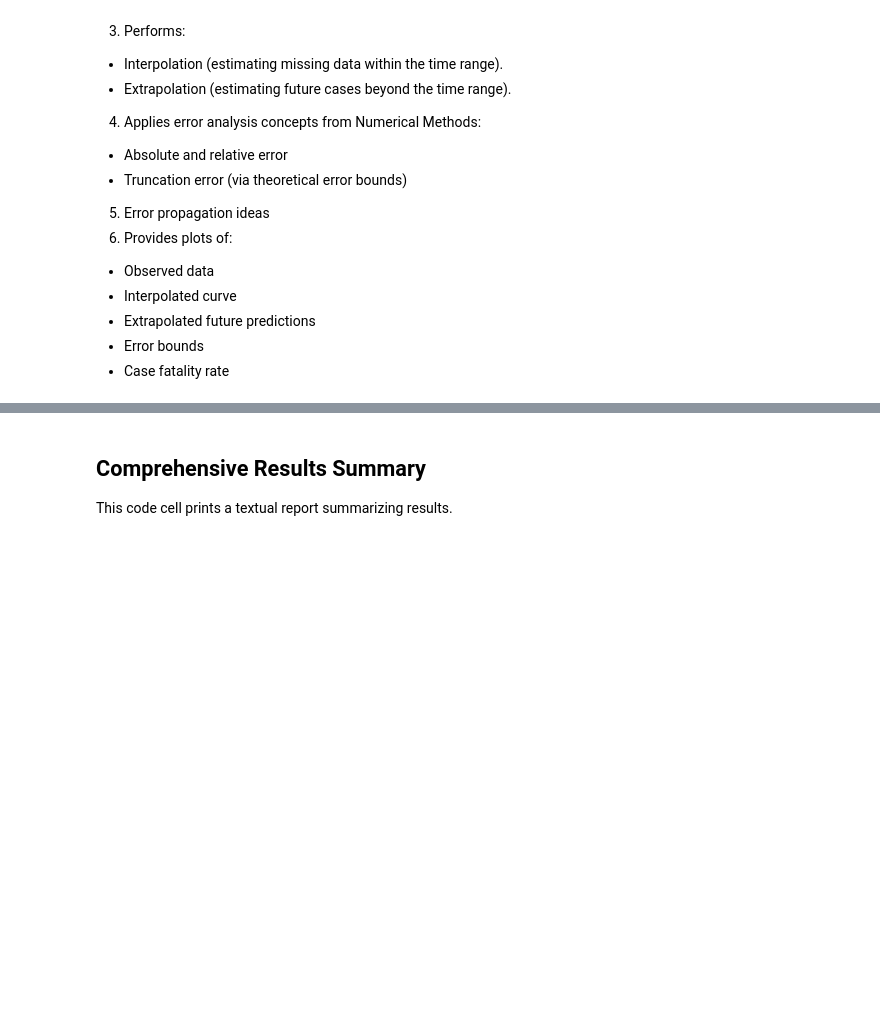
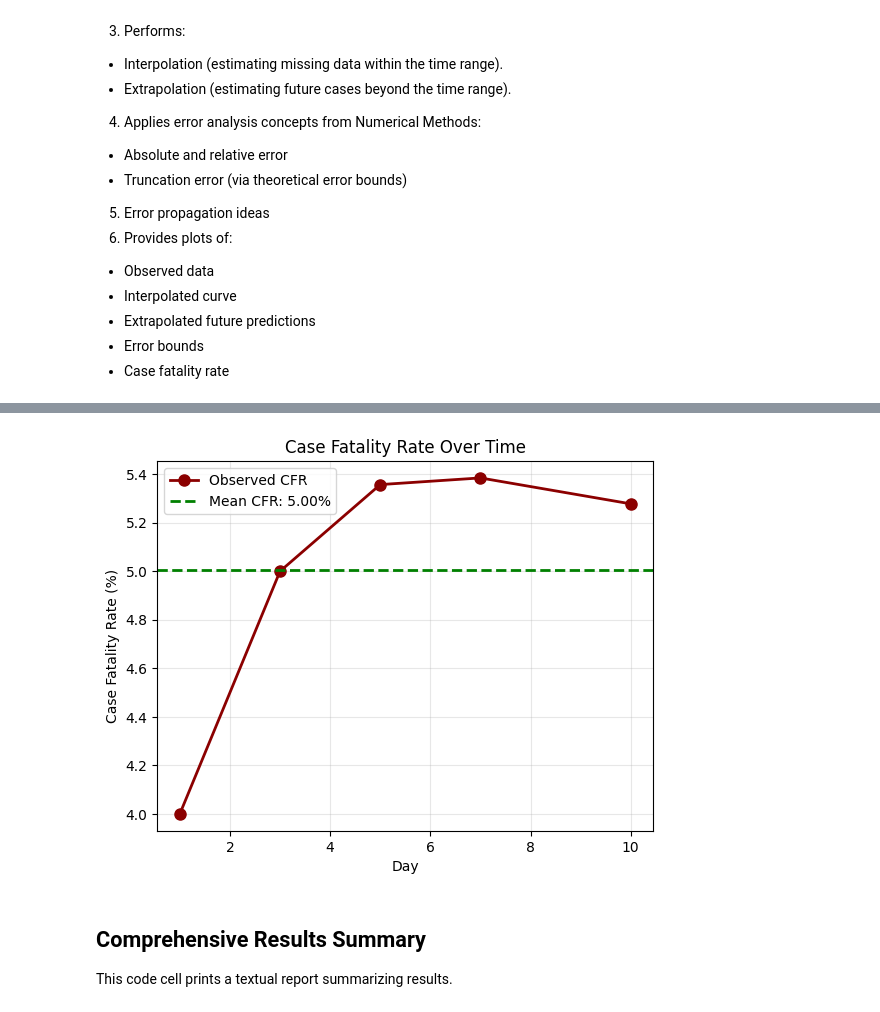
Before and after one commit to jjsnippets/-CPE3108, a Jupyter notebook: outbreak prediction.ipynb, the cells around one changed output, grey strips where cells are left out. Saved outputs shown, nothing was run; the diff lists cells and outputs as text; code cells hidden in the pictures; blank space fills up the shorter version.

```diff
--- a/outbreak prediction.ipynb
+++ b/outbreak prediction.ipynb
@@ -289,14 +175,4 @@ This class combines the interpolation and error analysis into a single predictor
 # %%
-# 4. DISEASE OUTBREAK PREDICTOR CLASS
-# -----------------------------------
-# This class is the "main system" described in your proposal. It uses
-# NewtonDividedDifference internally for cases and deaths and provides methods
-# to:
-# - input data
-# - interpolate missing days
-# - extrapolate future days
-# - retrieve the divided difference tables
-
 class DiseaseOutbreakPredictor:
     """
     Data-Driven Disease Outbreak Predictor
@@ -309,7 +185,6 @@ class DiseaseOutbreakPredictor:
     """
 
     def __init__(self):
-        """Initialize with empty attributes that will be filled after data input."""
         self.days = None
         self.case_data = None
         self.death_data = None
@@ -342,6 +217,7 @@ class DiseaseOutbreakPredictor:
         if self.death_data is not None:
             self.interpolator_deaths = NewtonDividedDifference(self.days, self.death_data)
 
+        # Summary dictionary
         return {
             'data_points': len(self.days),
             'day_range': f"Days {self.days.min():.0f} to {self.days.max():.0f}",
@@ -360,6 +236,7 @@ class DiseaseOutbreakPredictor:
         Returns:
             np.array: Interpolated values
         """
+        # Input validation
         if data_type == 'cases':
             interpolator = self.interpolator_cases
         elif data_type == 'deaths':
@@ -369,10 +246,10 @@ class DiseaseOutbreakPredictor:
         else:
             raise ValueError("data_type must be 'cases' or 'deaths'")
 
-        days_to_interpolate = np.array(days_to_interpolate, dtype=float)
-        predictions = interpolator.evaluate(days_to_interpolate)
+        # Fill in specified missing days
+        predictions = interpolator.evaluate(np.array(days_to_interpolate, dtype=float))
 
-        # Store predictions in dictionary (optional, for later use)
+        # Store predictions in dictionary
         if data_type == 'cases':
             self.case_predictions.update(dict(zip(days_to_interpolate, predictions)))
         else:
@@ -394,6 +271,7 @@ class DiseaseOutbreakPredictor:
         Returns:
             np.array: Extrapolated values (negative values are clamped to zero)
         """
+        # Input validation
         if data_type == 'cases':
             interpolator = self.interpolator_cases
         elif data_type == 'deaths':
@@ -403,8 +281,8 @@ class DiseaseOutbreakPredictor:
         else:
             raise ValueError("data_type must be 'cases' or 'deaths'")
 
-        future_days = np.array(future_days, dtype=float)
-        predictions = interpolator.evaluate(future_days)
+        # Predict future data
+        predictions = interpolator.evaluate(np.array(future_days, dtype=float))
 
         # Disease counts cannot be negative, so we clamp negative values to zero.
         predictions = np.maximum(predictions, 0)
@@ -416,7 +294,7 @@ class DiseaseOutbreakPredictor:
 
         return predictions
 
-    def get_divided_differences_summary(self, data_type='cases'):
+    def retrieve_table(self, data_type='cases'):
         """
         Get the divided differences table for cases or deaths.
 
@@ -427,9 +305,9 @@ class DiseaseOutbreakPredictor:
             pd.DataFrame: Divided differences table
         """
         if data_type == 'cases':
-            return self.interpolator_cases.get_divided_differences_table()
+            return self.interpolator_cases.print_dd_table()
         else:
             if self.interpolator_deaths is None:
                 raise ValueError("Death data not available")
-            return self.interpolator_deaths.get_divided_differences_table()
+            return self.interpolator_deaths.print_dd_table()
 # %% [markdown]
@@ -866,3 +554,20 @@ Visualization complete: 4 plots generated.
+# %%
+# Plot 4: Case Fatality Rate (CFR)
+case_fatality_rate = (predictor.death_data / predictor.case_data) * 100.0
+
+plt.plot(predictor.days, case_fatality_rate, 'o-',
+         color='darkred', linewidth=2, markersize=8, label='Observed CFR')
+plt.axhline(np.mean(case_fatality_rate), color='green', linestyle='--',
+            linewidth=2, label=f'Mean CFR: {np.mean(case_fatality_rate):.2f}%')
+plt.xlabel('Day')
+plt.ylabel('Case Fatality Rate (%)')
+plt.title('Case Fatality Rate Over Time')
+plt.grid(True, alpha=0.3)
+plt.legend()
+
+plt.show()
+# %% [output]
+[figure, added]
 # %% [markdown]
 ## Comprehensive Results Summary
 This code cell prints a textual report summarizing results.
```
Also changed, not shown: parts of 38 cells of this notebook, 1 other file.
